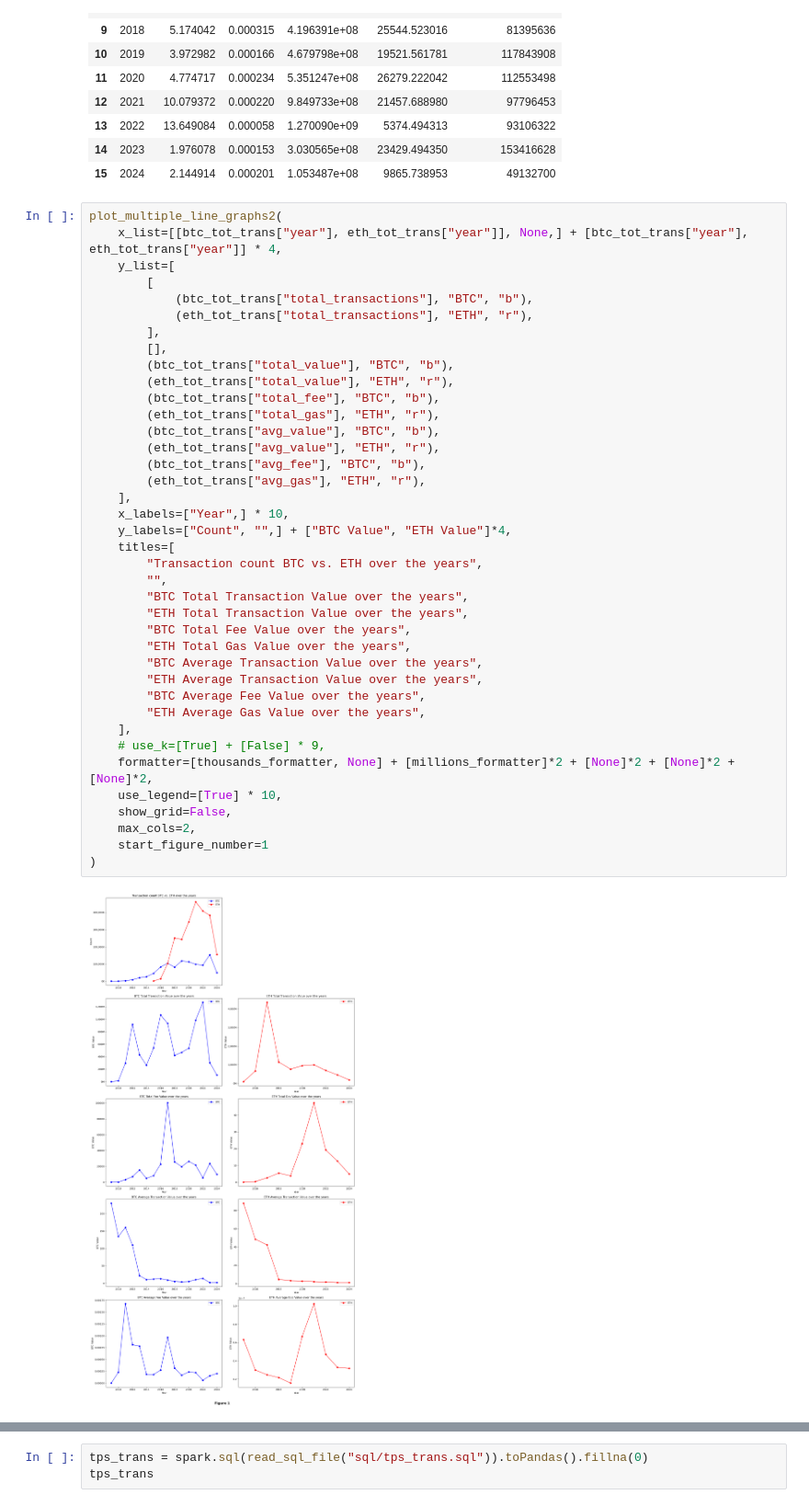
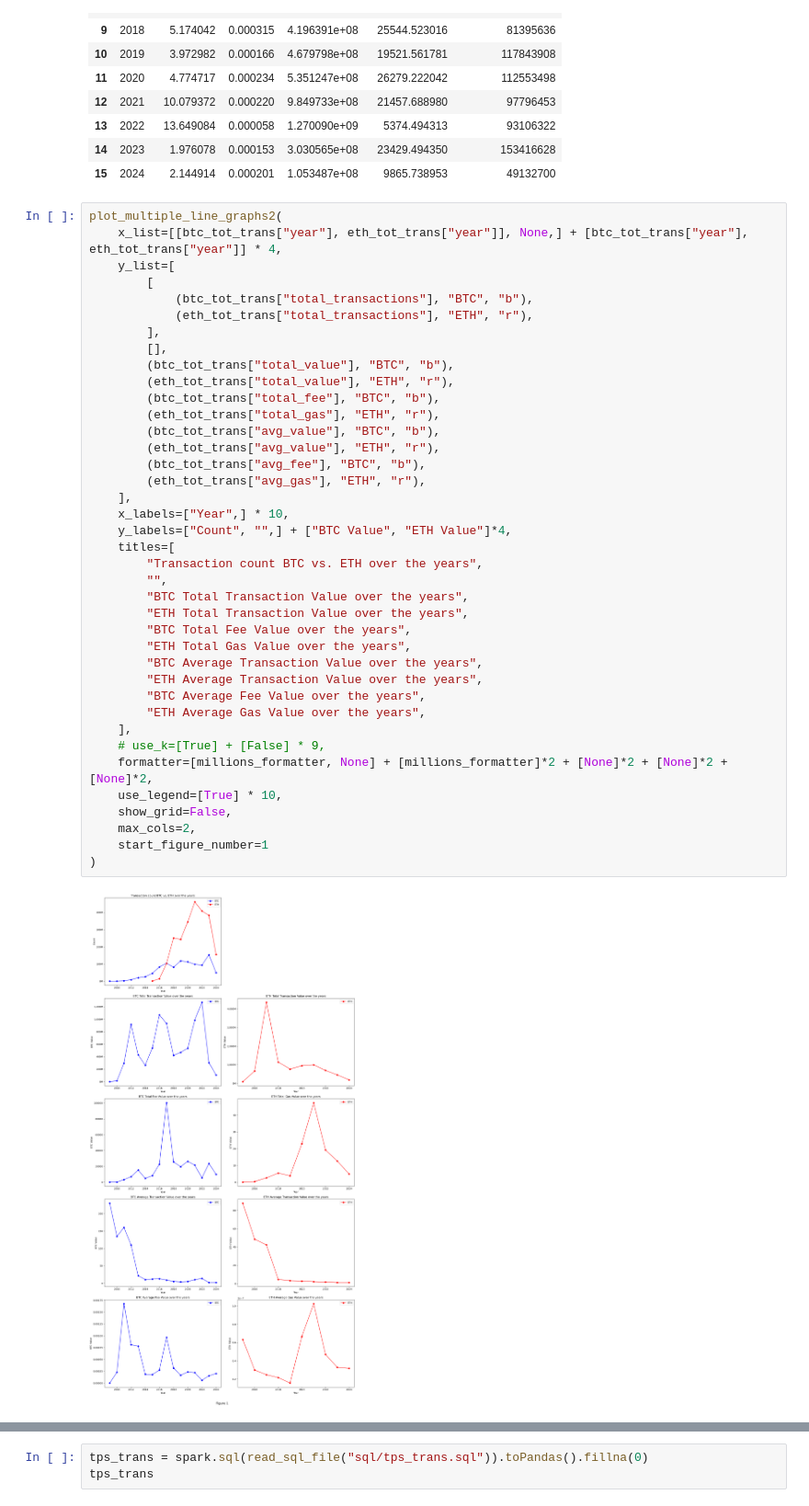
Before and after one commit to vsitucal-personal/bdcc_lab, a Jupyter notebook: BDCC_Lab.ipynb, the cells around one changed output, grey strips where cells are left out. Shown at 92% size. Drawn from its saved outputs; the diff is of its cells as text.

```diff
--- a/BDCC_Lab.ipynb
+++ b/BDCC_Lab.ipynb
@@ -313,33 +334,33 @@ plot_multiple_line_graphs2(
         (btc_tot_trans["total_value"], "BTC", "b"),
         (eth_tot_trans["total_value"], "ETH", "r"),
         (btc_tot_trans["total_fee"], "BTC", "b"),
         (eth_tot_trans["total_gas"], "ETH", "r"),
         (btc_tot_trans["avg_value"], "BTC", "b"),
         (eth_tot_trans["avg_value"], "ETH", "r"),
         (btc_tot_trans["avg_fee"], "BTC", "b"),
         (eth_tot_trans["avg_gas"], "ETH", "r"),
     ],
     x_labels=["Year",] * 10,
     y_labels=["Count", "",] + ["BTC Value", "ETH Value"]*4,
     titles=[
         "Transaction count BTC vs. ETH over the years",
         "",
         "BTC Total Transaction Value over the years",
         "ETH Total Transaction Value over the years",
         "BTC Total Fee Value over the years",
         "ETH Total Gas Value over the years",
         "BTC Average Transaction Value over the years",
         "ETH Average Transaction Value over the years",
         "BTC Average Fee Value over the years",
         "ETH Average Gas Value over the years",
     ],
     # use_k=[True] + [False] * 9,
-    formatter=[thousands_formatter, None] + [millions_formatter]*2 + [None]*2 + [None]*2 + [None]*2,
+    formatter=[millions_formatter, None] + [millions_formatter]*2 + [None]*2 + [None]*2 + [None]*2,
     use_legend=[True] * 10,
     show_grid=False,
     max_cols=2,
     start_figure_number=1
 )
 # %% [output]
-[figure, old version]
+[figure, new version]
 # %% [markdown]
```
Also changed, not shown: parts of 44 cells of this notebook, 2 other files.
